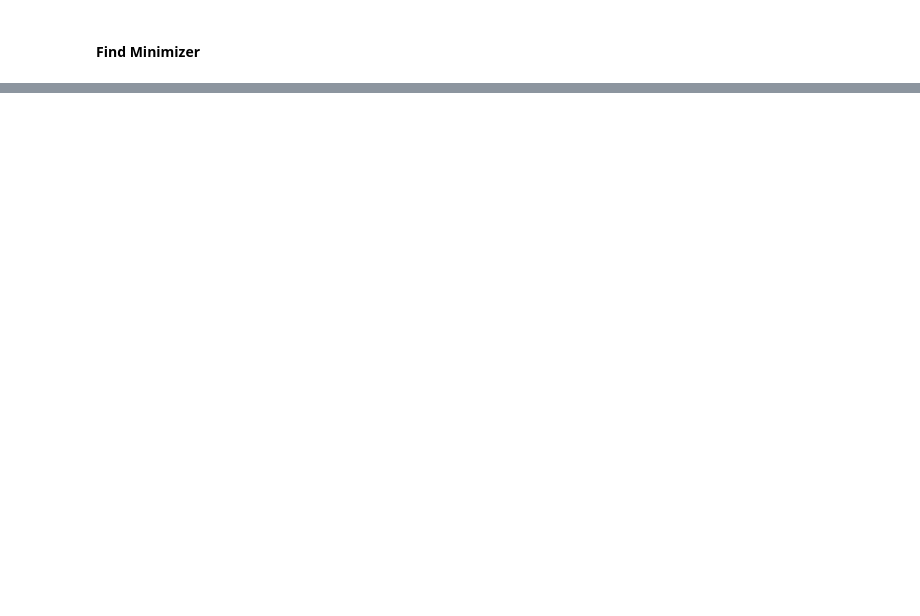
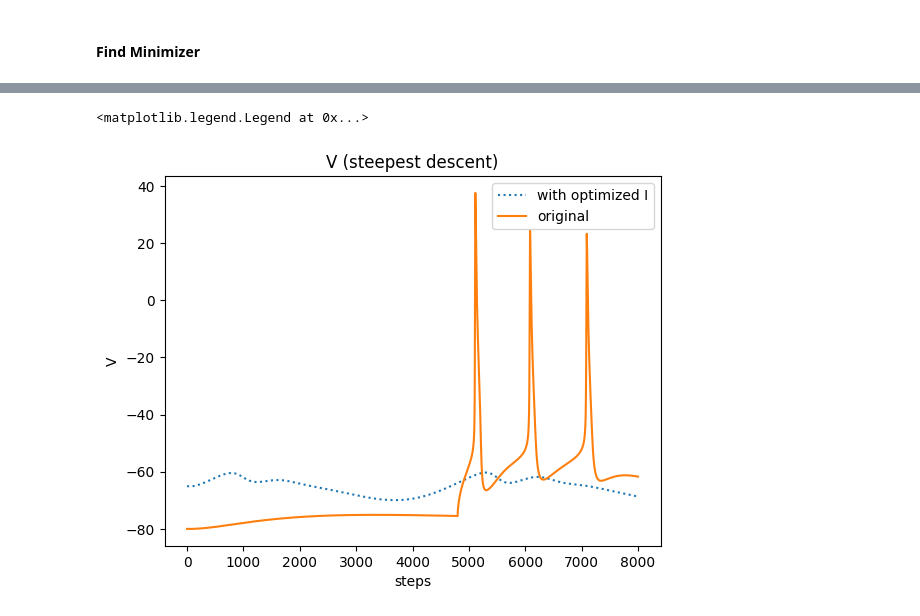
Before and after one commit to sepstein22/computational_brain, a Jupyter notebook: adjoint_soph.ipynb, the cells around one changed output, grey strips where cells are left out. Saved outputs shown, nothing was run; the diff lists cells and outputs as text; code cells hidden in the pictures; blank space fills up the shorter version.

Commit message:
attempted parameter recovery -- needs to be fixed

```diff
--- a/adjoint_soph.ipynb
+++ b/adjoint_soph.ipynb
@@ -155,0 +142,14 @@ plt.legend()
+# %%
+import zipfile
+import pandas as pd
+
+zip_file_path = './sim_data/gt_multa_100.zip'
+with zipfile.ZipFile(zip_file_path, 'r') as zip_ref:
+    # Assume there is only one CSV file in the zip (you might need to modify this if there are multiple CSV files)
+    csv_file_name = zip_ref.namelist()[0]
+
+    # Read the CSV file directly from the zip file into a pandas DataFrame
+    with zip_ref.open(csv_file_name) as csv_file:
+        df = pd.read_csv(csv_file)
+
+df
@@ -368,7 +389,7 @@ A, w
 # w = 0.1
 
 
-initial_guess = np.array([4.0, w])
+initial_guess = np.array([1.0, w])
 
 optim = optimize.minimize(forward_model_cost, initial_guess, args = (V0, m, h, n, dt, t, df['time'].to_numpy(), df['voltage'].to_numpy()),
                   jac = grad_AD, method = 'BFGS')
@@ -379,13 +414,16 @@ optim.x
 # %%
 # norm_g = np.linalg.norm(g_func(Ak))
 # print('||g(u)|| / ||g(u_0)||=', norm_g / norm_g0) # should be less than 1e-6
 
 V_final = integrate_HH(V0, m, h, n, optim.x, dt, t)
 
 plt.figure()
 plt.plot(V_final, ls = 'dotted', label = 'with optimized I')
 plt.plot(df['voltage'].to_numpy(), label = 'original')
 plt.title('V (steepest descent)')
-plt.xlabel('time')
+plt.xlabel('steps')
 plt.ylabel('V')
 plt.legend()
+# %% [output]
+<matplotlib.legend.Legend at 0x...>
+[figure, added]
```
Also changed, not shown: parts of 21 cells of this notebook, 2 other files.
